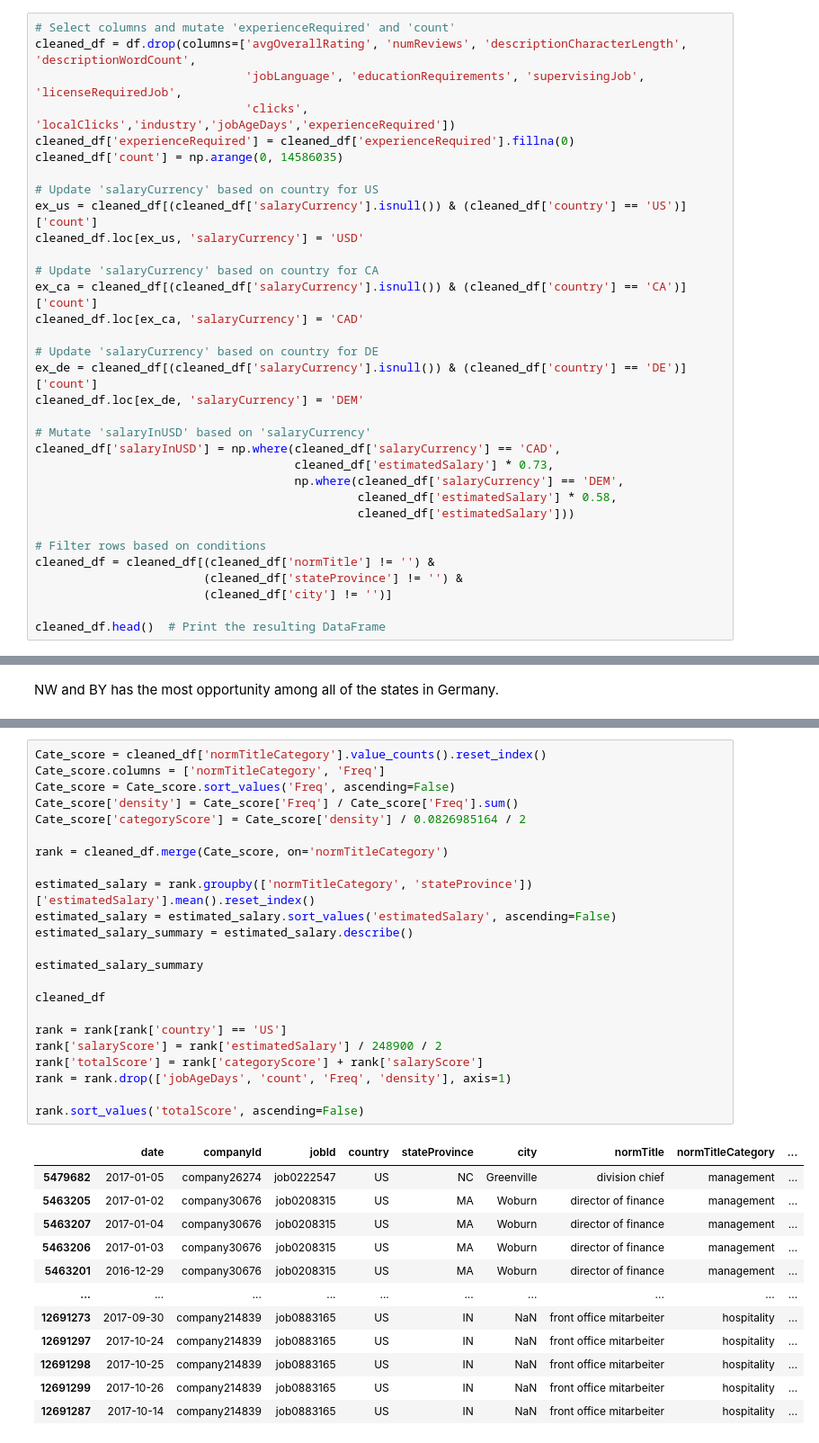
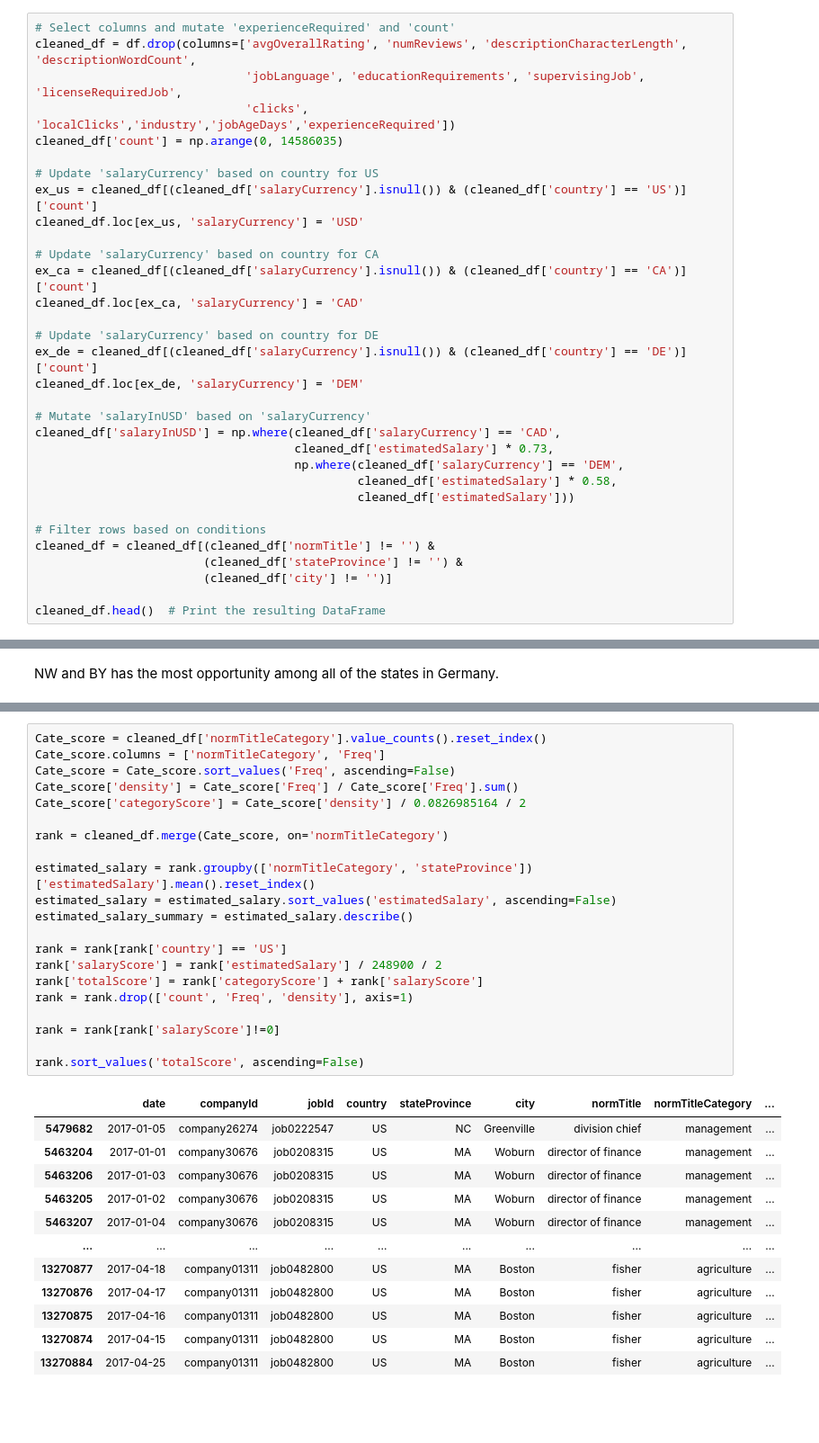
Before and after one commit to taotaodeng0411/stats21_final, a Jupyter notebook: main.ipynb, the cells around one changed output, grey strips where cells are left out. Shown: that part at 90% size. Saved outputs shown, nothing was run; the diff lists cells and outputs as text; blank space fills up the shorter version.

```diff
--- a/main.ipynb
+++ b/main.ipynb
@@ -28,7 +29,6 @@ In the following chunk, I cleaned the data by selecting variables that I think i
 cleaned_df = df.drop(columns=['avgOverallRating', 'numReviews', 'descriptionCharacterLength', 'descriptionWordCount',
                               'jobLanguage', 'educationRequirements', 'supervisingJob', 'licenseRequiredJob',
                               'clicks', 'localClicks','industry','jobAgeDays','experienceRequired'])
-cleaned_df['experienceRequired'] = cleaned_df['experienceRequired'].fillna(0)
 cleaned_df['count'] = np.arange(0, 14586035)
 
 # Update 'salaryCurrency' based on country for US
@@ -328,36 +330,34 @@ plt.show()
 # %%
 Cate_score = cleaned_df['normTitleCategory'].value_counts().reset_index()
 Cate_score.columns = ['normTitleCategory', 'Freq']
 Cate_score = Cate_score.sort_values('Freq', ascending=False)
 Cate_score['density'] = Cate_score['Freq'] / Cate_score['Freq'].sum()
 Cate_score['categoryScore'] = Cate_score['density'] / 0.0826985164 / 2
 
 rank = cleaned_df.merge(Cate_score, on='normTitleCategory')
 
 estimated_salary = rank.groupby(['normTitleCategory', 'stateProvince'])['estimatedSalary'].mean().reset_index()
 estimated_salary = estimated_salary.sort_values('estimatedSalary', ascending=False)
 estimated_salary_summary = estimated_salary.describe()
 
-estimated_salary_summary
-
-cleaned_df
-
 rank = rank[rank['country'] == 'US']
 rank['salaryScore'] = rank['estimatedSalary'] / 248900 / 2
 rank['totalScore'] = rank['categoryScore'] + rank['salaryScore']
-rank = rank.drop(['jobAgeDays', 'count', 'Freq', 'density'], axis=1)
+rank = rank.drop(['count', 'Freq', 'density'], axis=1)
+
+rank = rank[rank['salaryScore']!=0]
 
 rank.sort_values('totalScore', ascending=False)
 # %% [output]
 |  | date | companyId | jobId | country | stateProvince | city | normTitle | normTitleCategory | ... |
 | 5479682 | 2017-01-05 | company26274 | job0222547 | US | NC | Greenville | division chief | management | ... |
+| 5463204 | 2017-01-01 | company30676 | job0208315 | US | MA | Woburn | director of finance | management | ... |
+| 5463206 | 2017-01-03 | company30676 | job0208315 | US | MA | Woburn | director of finance | management | ... |
 | 5463205 | 2017-01-02 | company30676 | job0208315 | US | MA | Woburn | director of finance | management | ... |
 | 5463207 | 2017-01-04 | company30676 | job0208315 | US | MA | Woburn | director of finance | management | ... |
-| 5463206 | 2017-01-03 | company30676 | job0208315 | US | MA | Woburn | director of finance | management | ... |
-| 5463201 | 2016-12-29 | company30676 | job0208315 | US | MA | Woburn | director of finance | management | ... |
 | ... | ... | ... | ... | ... | ... | ... | ... | ... | ... |
-| 12691273 | 2017-09-30 | company214839 | job0883165 | US | IN | NaN | front office mitarbeiter | hospitality | ... |
-| 12691297 | 2017-10-24 | company214839 | job0883165 | US | IN | NaN | front office mitarbeiter | hospitality | ... |
-| 12691298 | 2017-10-25 | company214839 | job0883165 | US | IN | NaN | front office mitarbeiter | hospitality | ... |
-| 12691299 | 2017-10-26 | company214839 | job0883165 | US | IN | NaN | front office mitarbeiter | hospitality | ... |
-| 12691287 | 2017-10-14 | company214839 | job0883165 | US | IN | NaN | front office mitarbeiter | hospitality | ... |
+| 13270877 | 2017-04-18 | company01311 | job0482800 | US | MA | Boston | fisher | agriculture | ... |
+| 13270876 | 2017-04-17 | company01311 | job0482800 | US | MA | Boston | fisher | agriculture | ... |
+| 13270875 | 2017-04-16 | company01311 | job0482800 | US | MA | Boston | fisher | agriculture | ... |
+| 13270874 | 2017-04-15 | company01311 | job0482800 | US | MA | Boston | fisher | agriculture | ... |
+| 13270884 | 2017-04-25 | company01311 | job0482800 | US | MA | Boston | fisher | agriculture | ... |
```
Also changed, not shown: parts of 5 cells of this notebook, 4 other files.
